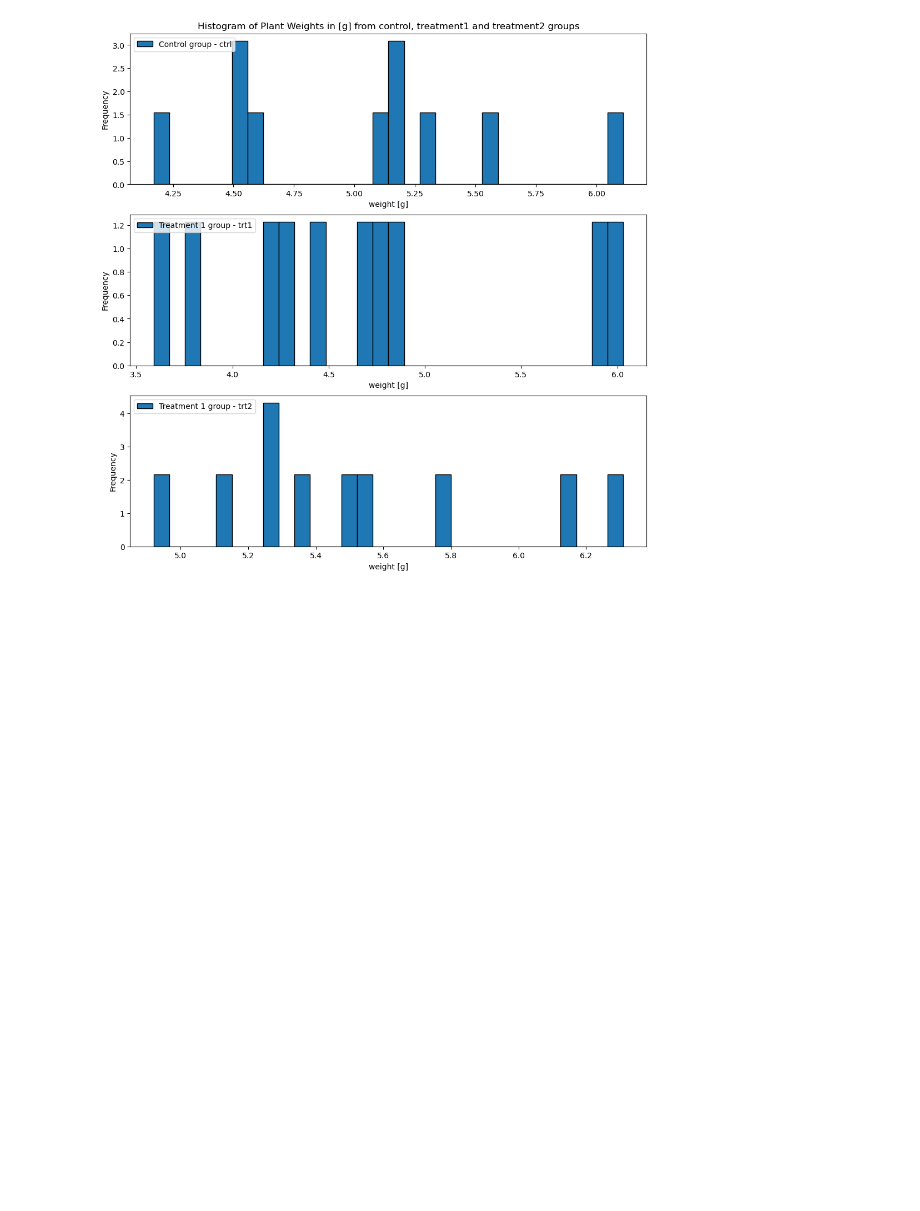
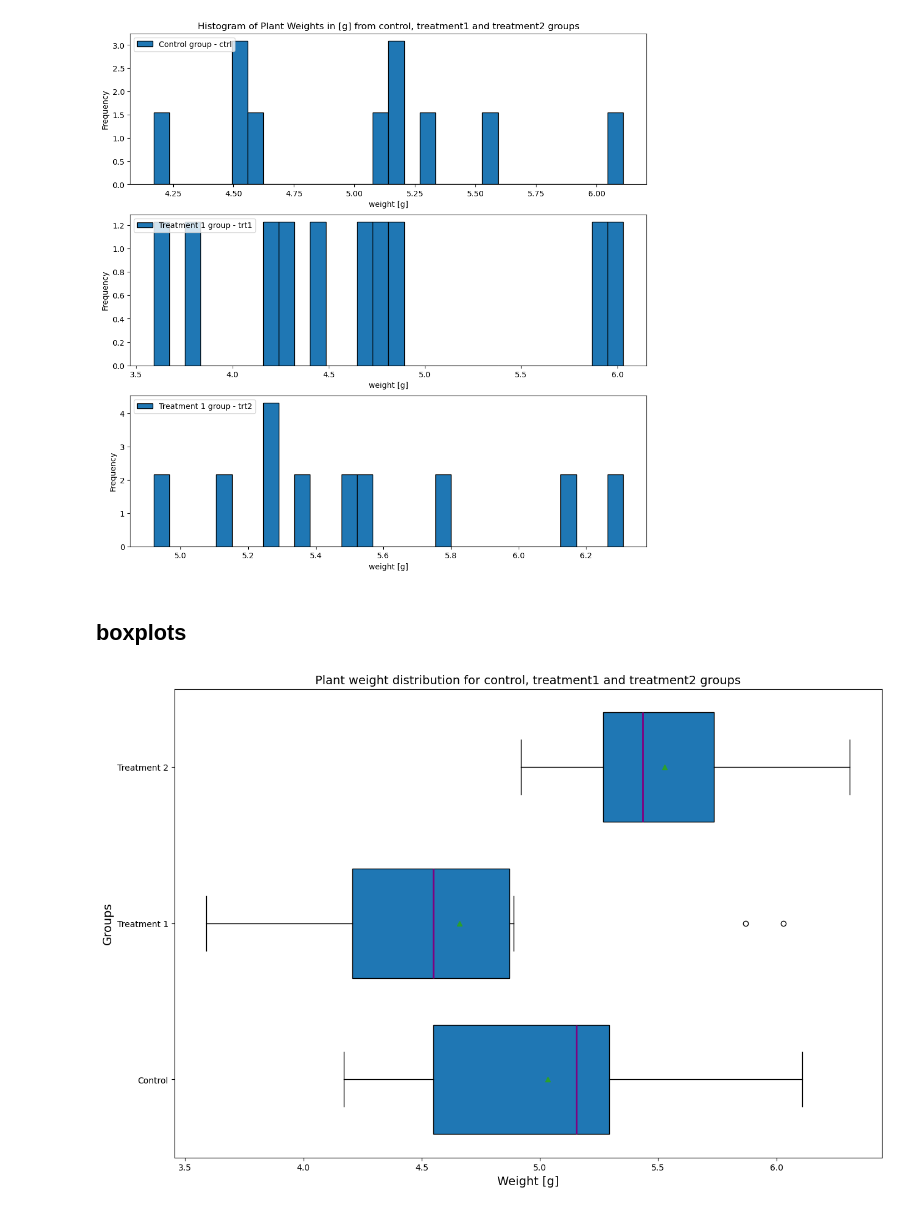
Before and after one commit to shanekeenan/applied_statistics, a Jupyter notebook: project.ipynb, the cells around one changed output. Cells and saved outputs as stored; diff of their text form; code cells hidden in the pictures; blank space fills up the shorter version.

Commit message:
Project - added boxplots to EDA section | Tasks - setup notebook with sections etc.

```diff
--- a/project.ipynb
+++ b/project.ipynb
@@ -163,3 +163,15 @@ ax[2].legend(loc='upper left')
 plt.show()
 # %% [output]
 [figure]
+# %% [markdown]
+## boxplots
+# %%
+fig, ax = plt.subplots(1, figsize=(15, 10))
+A = [data[data['group'] == 'ctrl']['weight'],data[data['group'] == 'trt1']['weight'],data[data['group'] == 'trt2']['weight']]
+ax.boxplot(A, labels=('Control','Treatment 1','Treatment 2'),vert=False,widths = 0.7, patch_artist=True, showmeans=True, meanprops={'linewidth': 2, 'color': 'red'},medianprops={'linewidth': 2, 'color': 'purple'})
+ax.set_title('Plant weight distribution for control, treatment1 and treatment2 groups', fontsize = 14)
+ax.set_xlabel("Weight [g]", fontsize = 14)
+ax.set_ylabel("Groups", fontsize=14)
+plt.show()
+# %% [output]
+[figure, added]
```
Also changed, not shown: 1 other file.
